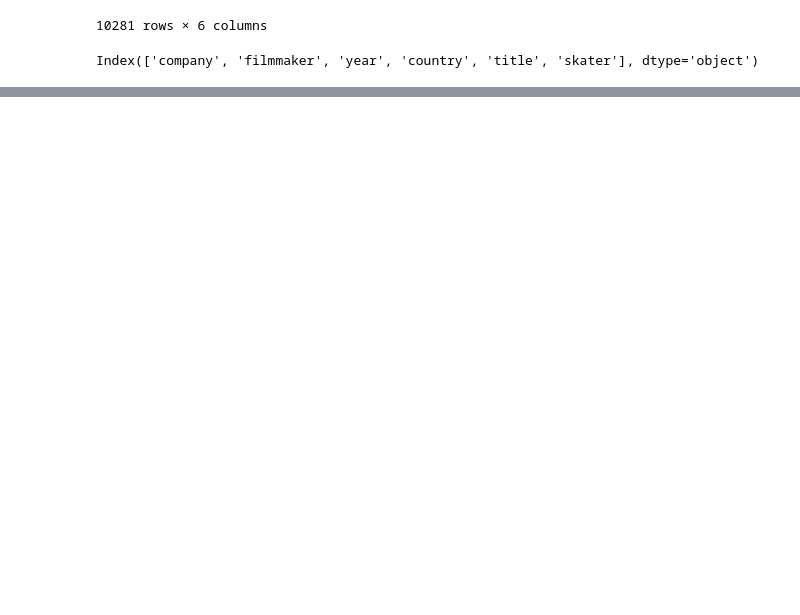
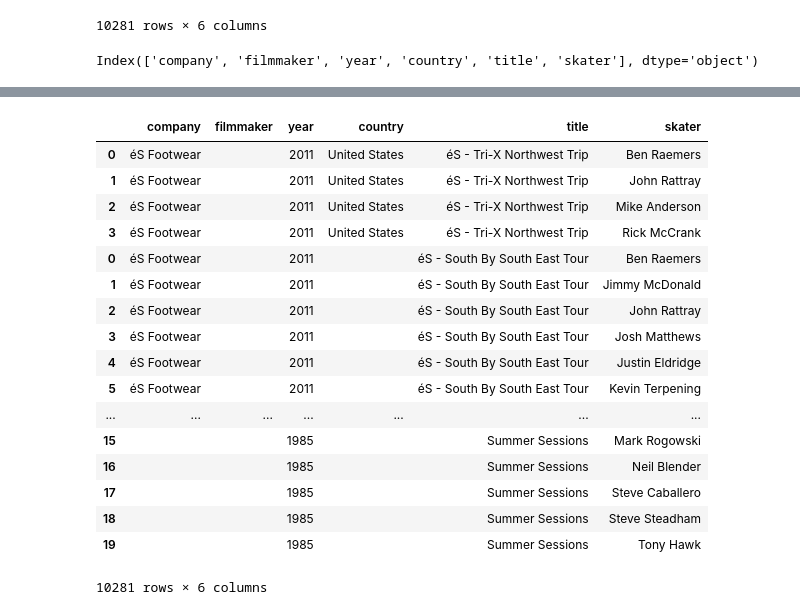
Before and after one commit to jwilber/4ply_data, a Jupyter notebook: skatevideosite/scrape_skatevideosite.ipynb, the cells around one changed output, grey strips where cells are left out. Drawn from its saved outputs; the diff is of its cells as text; code cells hidden in the pictures; blank space fills up the shorter version.

```diff
--- a/skatevideosite/scrape_skatevideosite.ipynb
+++ b/skatevideosite/scrape_skatevideosite.ipynb
@@ -7,6 +7,7 @@ import pandas as pd
 from bs4 import BeautifulSoup
 # %%
 BASE_URL = "http://www.skatevideosite.com/index.php?page=skatevideos&sort=rating&p={}"
+SITE_BASE_URL = 'http://www.skatevideosite.com{video}'
 dict_keys = ['company', 'filmmaker', 'year', 'country']
 # %%
 def load_soup(base_url):
@@ -186,0 +167,21 @@ all_video_dfs
+# %%
+all_videos_df
+# %% [output]
+|  | company | filmmaker | year | country | title | skater |
+| 0 | éS Footwear |  | 2011 | United States | éS - Tri-X Northwest Trip | Ben Raemers |
+| 1 | éS Footwear |  | 2011 | United States | éS - Tri-X Northwest Trip | John Rattray |
+| 2 | éS Footwear |  | 2011 | United States | éS - Tri-X Northwest Trip | Mike Anderson |
+| 3 | éS Footwear |  | 2011 | United States | éS - Tri-X Northwest Trip | Rick McCrank |
+| 0 | éS Footwear |  | 2011 |  | éS - South By South East Tour | Ben Raemers |
+| 1 | éS Footwear |  | 2011 |  | éS - South By South East Tour | Jimmy McDonald |
+| 2 | éS Footwear |  | 2011 |  | éS - South By South East Tour | John Rattray |
+| 3 | éS Footwear |  | 2011 |  | éS - South By South East Tour | Josh Matthews |
+| 4 | éS Footwear |  | 2011 |  | éS - South By South East Tour | Justin Eldridge |
+| 5 | éS Footwear |  | 2011 |  | éS - South By South East Tour | Kevin Terpening |
+| ... | ... | ... | ... | ... | ... | ... |
+| 15 |  |  | 1985 |  | Summer Sessions | Mark Rogowski |
+| 16 |  |  | 1985 |  | Summer Sessions | Neil Blender |
+| 17 |  |  | 1985 |  | Summer Sessions | Steve Caballero |
+| 18 |  |  | 1985 |  | Summer Sessions | Steve Steadham |
+| 19 |  |  | 1985 |  | Summer Sessions | Tony Hawk |
+10281 rows × 6 columns
```
Also changed, not shown: parts of 2 cells of this notebook, 1 other file.
